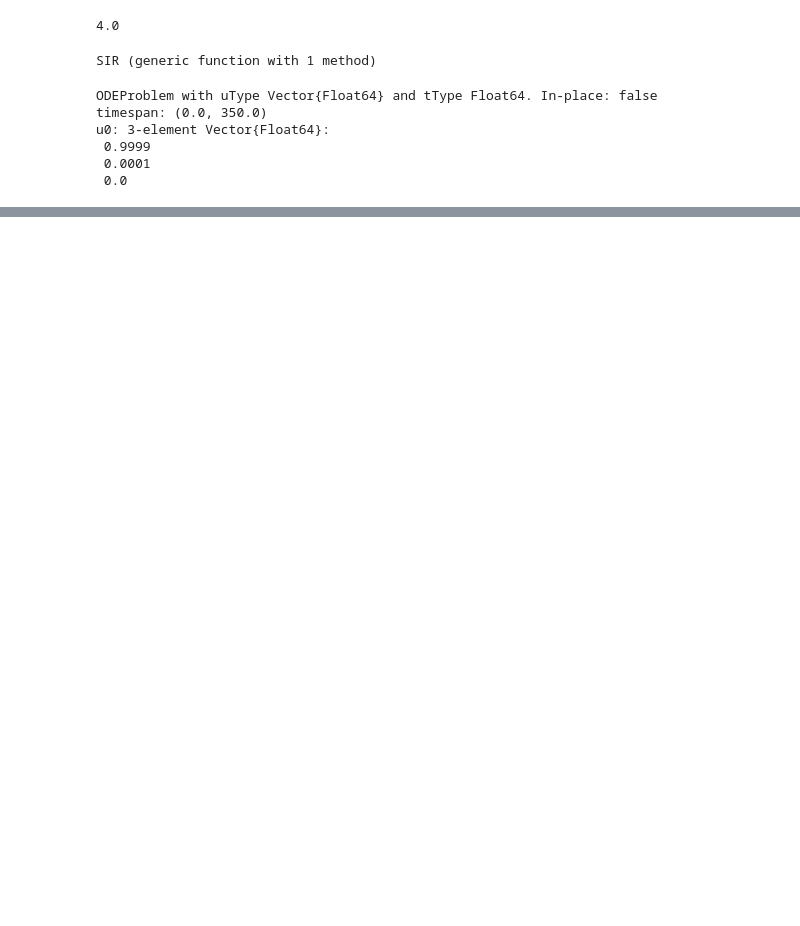
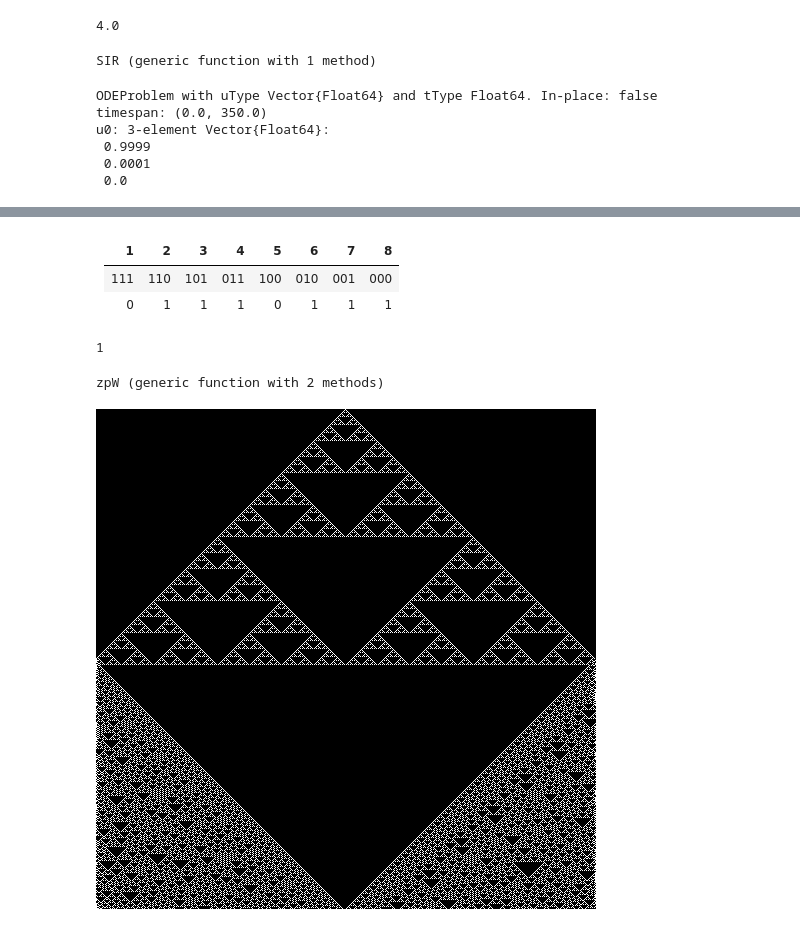
Before and after one commit to hector-fc/SIRlearn, a Jupyter notebook: sir02.ipynb, the cells around one changed output, grey strips where cells are left out. Cells and saved outputs as stored; diff of their text form; code cells hidden in the pictures; blank space fills up the shorter version.

```diff
--- a/sir02.ipynb
+++ b/sir02.ipynb
@@ -76,0 +137,47 @@ plot(sol,vars=(1,2),
+# %% [markdown]
+
+
+|  1 | 2 | 3 | 4 | 5 | 6 |7 | 8 |
+|---|---|---|---|---|---|---|---|
+|111|110|101|011|100|010|001|000|
+| 0 | 1 | 1 | 1 | 0 | 1 | 1 |1  |
+# %%
+ncol = 500
+# number of rows
+nrow =  ncol
+locM = div(ncol,2)
+St = zeros(Int,ncol)
+evoM = zeros(Int,nrow,ncol)
+St[locM] = 1
+# %% [output]
+1
+# %%
+function zpW(spM,St,num)
+    nrow,ncol = size(spM)
+    nextSt = zeros(Int,ncol)
+    d1= digits(num,base=2,pad=8)
+    for i in 1:nrow
+        spM[i,:] = St
+        perm=[[ii,jj,kk] for ii=0:1,jj=0:1,kk=0:1]
+        #====================#
+        for j in 2:ncol-1
+            for ip=1:length(perm)
+                if St[j-1:j+1]==perm[ip]
+                    nextSt[j]= d1[ip]
+                end
+            end
+        end
+        #====================#
+        nextSt[1]   = mod(St[ncol] + St[1] + St[2],2)
+        nextSt[ncol]= mod(St[ncol-1] + St[ncol] + St[1],2)
+        St = copy(nextSt)
+    end
+    return spM
+end
+# %% [output]
+zpW (generic function with 2 methods)
+# %%
+cW = zpW(evoM,St,18)
+Gray.(cW)
+# %% [output]
+[figure, added]
```
Also changed, not shown: parts of 11 cells of this notebook, 3 other files.
